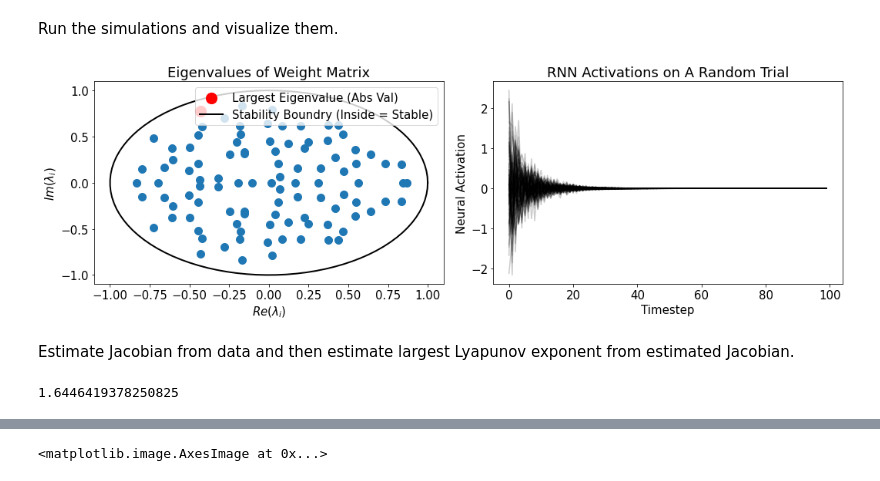
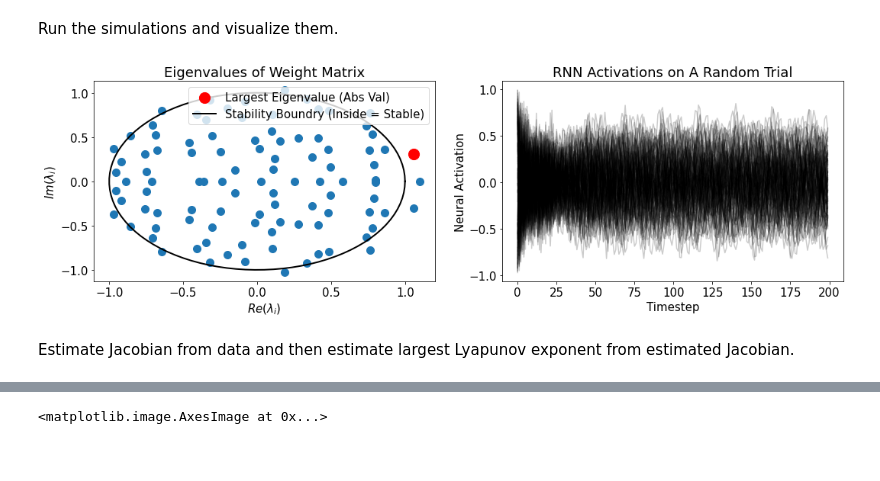
Before and after one commit to kozleo/neur_stab, a Jupyter notebook: scripts/chalkboard.ipynb, the cells around one changed output, grey strips where cells are left out. Cells and saved outputs as stored; diff of their text form; code cells hidden in the pictures; blank space fills up the shorter version.

```diff
--- a/scripts/chalkboard.ipynb
+++ b/scripts/chalkboard.ipynb
@@ -17,22 +18,10 @@ Specifically, the RNN will be stable when the eigenvalues of $\mathbf{W}$ are in
 Run the simulations and visualize them.
 # %%
 #run linear RNN
-states,jacs,W = nh.run_random_vRNN_sim(n = 100,g = 0.85,T =100,p = 1000)
+states,jacs,W = nh.run_random_vRNN_sim(n = 100,g = 1.1,T =200,p = 300,nl = True)
 #visualize
 max_eig = nh.plot_linear_RNN_summary(W,states)
 # %% [output]
-[figure, old version]
+[figure, new version]
 # %% [markdown]
 Estimate Jacobian from data and then estimate largest Lyapunov exponent from estimated Jacobian.
-# %%
-print(nh.get_max_singular_value(W))
-#estimate jacobian from neural activations
-js, cs = nc.estimate_jac(states)
-np.random.seed(2)
-#estimate largest eigenvalue from estimated jacobian
-#estimated_lams_with_eigenvectors = nc.estimate_stability_using_particle(js,1000,W,test_eigenvectors=True)
-#estimated_lams_without_eigenvectors = nc.estimate_stability_using_particle(js,1000,W,test_eigenvectors=False)
-estimated_lams_true_eigmetric = nc.estimate_stability_using_particle_from_true_jac(W,p = 1000,T = js.shape[0],test_eigenvectors=True,gen_jac=True)
-estimated_lams_true_identity_metric = nc.estimate_stability_using_particle_from_true_jac(W,p = 1000,T = js.shape[0],test_eigenvectors=True,gen_jac=False)
-# %% [output]
-1.6446419378250825
```
Also changed, not shown: parts of 4 cells of this notebook, 4 other files.
